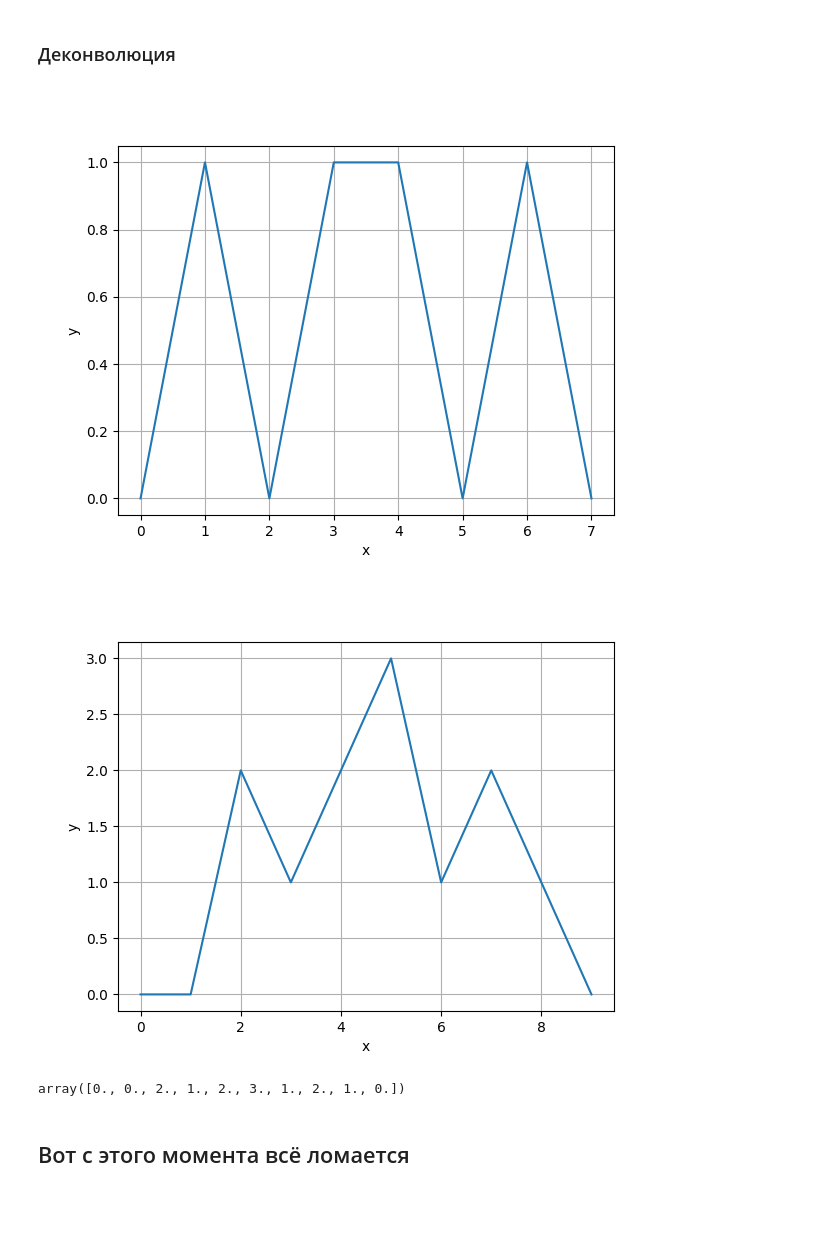
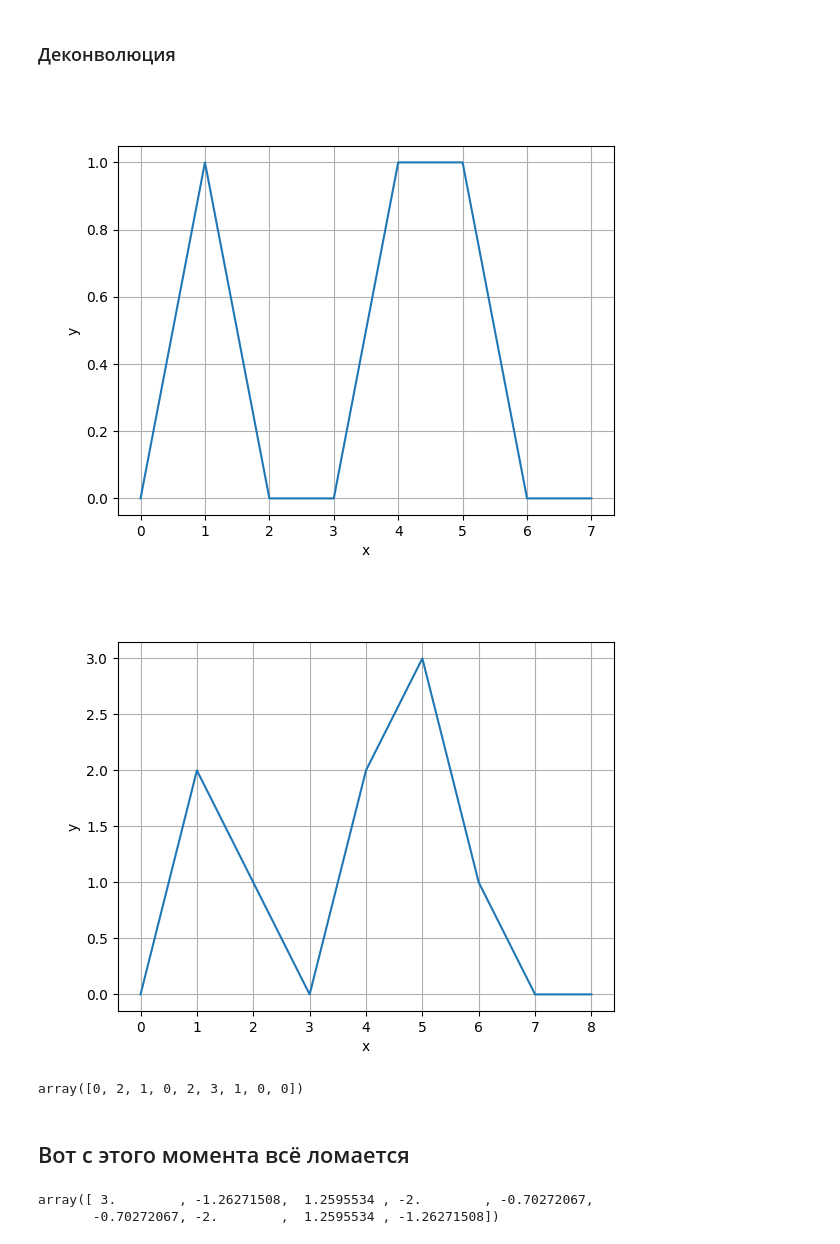
Before and after one commit to Niatomi/conversion-of-measurement-signals-course, a Jupyter notebook: src/practice_7_np_deconvolution_not_working/practice_7.ipynb, the cells around one changed output. Drawn from its saved outputs; the diff is of its cells as text; code cells hidden in the pictures; blank space fills up the shorter version.

```diff
--- a/src/practice_7_np_deconvolution_not_working/practice_7.ipynb
+++ b/src/practice_7_np_deconvolution_not_working/practice_7.ipynb
@@ -73,16 +73,18 @@ plot(np.arange(convolved.size), convolved)
 # %% [markdown]
 ### Деконволюция
 # %%
-y_1 = np.array([0.0, 1.0, 0.0, 1.0, 1.0, 0.0, 1.0, 0.0])
+y_1 = np.array([1., 1.2, 0., 1.1, 1.3, 0, 1.1, 0])
+y_2 = np.array([0.5, 2, 0.5])
+y_1 = np.array([0, 1, 0, 0, 1, 1, 0, 0])
 y_2 = np.array([2, 1])
-convoluted_singnal = convolve(y_1, y_2)
+convoluted_singnal = signal.convolve(y_1, y_2)
 plot(np.arange(y_1.size), y_1)
 plot(np.arange(convoluted_singnal.size), convoluted_singnal)
 convoluted_singnal
 # %% [output]
-[figure, old version]
+[figure, new version]
-[figure, old version]
+[figure, new version]
-array([0., 0., 2., 1., 2., 3., 1., 2., 1., 0.])
+array([0, 2, 1, 0, 2, 3, 1, 0, 0])
 # %%
 def zero_fill(
     array: np.ndarray,
@@ -101,7 +103,11 @@ dft_impulse_response = fft(impulse_response)
 dft_deconv = np.zeros(dft_signal.size, dtype=np.float64)
 for idx in range(dft_deconv.size):
     if dft_impulse_response[idx] != 0.0:
-        dft_deconv[idx] = np.real(np.real(dft_signal[idx]) / np.real(dft_impulse_response[idx]))
+        dft_deconv[idx] = dft_signal[idx] / np.real(dft_impulse_response[idx])
     else:
         dft_deconv[idx] = 0
+dft_deconv
+# %% [output]
+array([ 3.        , -1.26271508,  1.2595534 , -2.        , -0.70272067,
+       -0.70272067, -2.        ,  1.2595534 , -1.26271508])
 # %%
```
Also changed, not shown: parts of 3 cells of this notebook.
